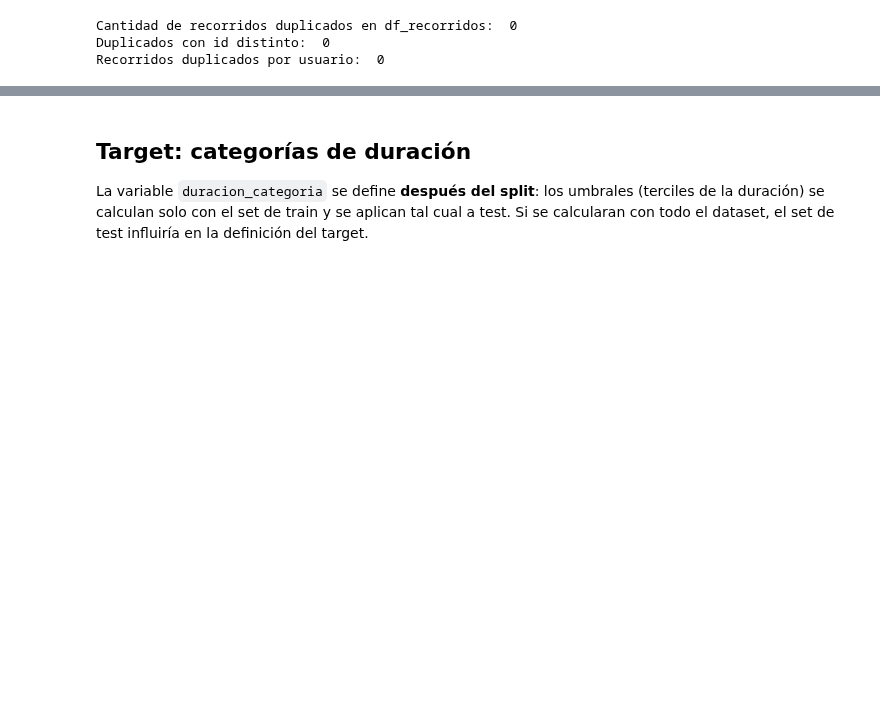
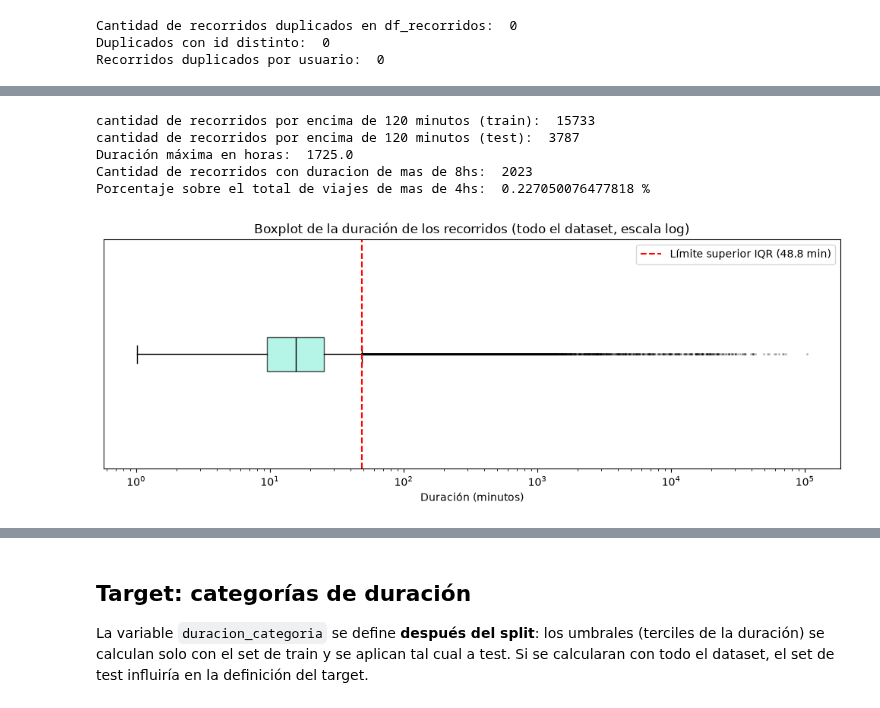
Before and after one commit to brigere/data-anlysis-ceia, a Jupyter notebook: tp_final_2026.ipynb, the cells around one changed output, grey strips where cells are left out. Drawn from its saved outputs; the diff is of its cells as text; code cells hidden in the pictures; blank space fills up the shorter version.

Commit message:
added analisis de outliers

```diff
--- a/tp_final_2026.ipynb
+++ b/tp_final_2026.ipynb
@@ -1014,0 +990,25 @@ Recorridos duplicados por usuario:  0
+# %%
+# outliers (criterio del rango intercuartílico)
+# los límites se calculan solo con train y se aplican igual a train y test
+duracion_train = y_train['duracion_recorrido_min']
+duracion_test = y_test['duracion_recorrido_min']
+
+Q1 = duracion_train.quantile(0.25)
+Q3 = duracion_train.quantile(0.75)
+IQR = Q3 - Q1
+
+# la duración no puede ser negativa, por lo que el límite inferior se acota en 0
+limite_inferior = max(0, Q1 - 1.5 * IQR)
+limite_superior = Q3 + 1.5 * IQR
+
+print(f"Límites calculados con train -> Q1: {Q1:.2f}, Q3: {Q3:.2f}, IQR: {IQR:.2f}")
+
+for nombre, duracion in [("train", duracion_train), ("test", duracion_test)]:
+    limite_inferior_count = (duracion < limite_inferior).sum()
+    limite_superior_count = (duracion > limite_superior).sum()
+
+    print(f"\n--- {nombre} ---")
+    print(f"Cantidad de recorridos por debajo del límite inferior ({limite_inferior:.2f} min): {limite_inferior_count:,}")
+    print(f"Cantidad de recorridos por encima del límite superior ({limite_superior:.2f} min): {limite_superior_count:,}")
+    print(f"Porcentaje de recorridos por debajo del límite inferior: {limite_inferior_count / len(duracion) * 100:.2f}%")
+    print(f"Porcentaje de recorridos por encima del límite superior: {limite_superior_count / len(duracion) * 100:.2f}%")
@@ -1014,0 +1029,32 @@ Recorridos duplicados por usuario:  0
+# %%
+print("cantidad de recorridos por encima de 120 minutos (train): ", (duracion_train > 120).sum())
+print("cantidad de recorridos por encima de 120 minutos (test): ", (duracion_test > 120).sum())
+print("Duración máxima en horas: ", (df_recorridos.duracion_recorrido_min.max()/60).round())
+print("Cantidad de recorridos con duracion de mas de 8hs: ", (df_recorridos.duracion_recorrido_min > 8 * 60).sum())
+print("Porcentaje sobre el total de viajes de mas de 4hs: ", (df_recorridos.duracion_recorrido_min > 4 * 60).mean() * 100, "%")
+# %% [output]
+cantidad de recorridos por encima de 120 minutos (train):  15733
+cantidad de recorridos por encima de 120 minutos (test):  3787
+Duración máxima en horas:  1725.0
+Cantidad de recorridos con duracion de mas de 8hs:  2023
+Porcentaje sobre el total de viajes de mas de 4hs:  0.227050076477818 %
+# %%
+# analizamos la variable recorido en minutos con un boxplot
+# se usa todo el dataset (sin filtrar); escala logarítmica porque hay viajes de hasta ~100.000 minutos
+duracion_total = df_recorridos["duracion_recorrido_min"]
+
+fig, ax = plt.subplots(figsize=(10, 4))
+ax.boxplot(duracion_total, orientation="horizontal", patch_artist=True,
+           boxprops=dict(facecolor="#96f1de", alpha=0.7), medianprops=dict(color="black"),
+           flierprops=dict(marker=".", markersize=2, alpha=0.3))
+ax.set_xscale("log")
+ax.axvline(limite_superior, color="red", linestyle="--", label=f"Límite superior IQR ({limite_superior:.1f} min)")
+ax.set_title("Boxplot de la duración de los recorridos (todo el dataset, escala log)")
+ax.set_xlabel("Duración (minutos)")
+ax.set_yticks([])
+ax.legend()
+
+plt.tight_layout()
+plt.show()
+# %% [output]
+[figure, added]
```
Also changed, not shown: parts of 11 cells of this notebook.
